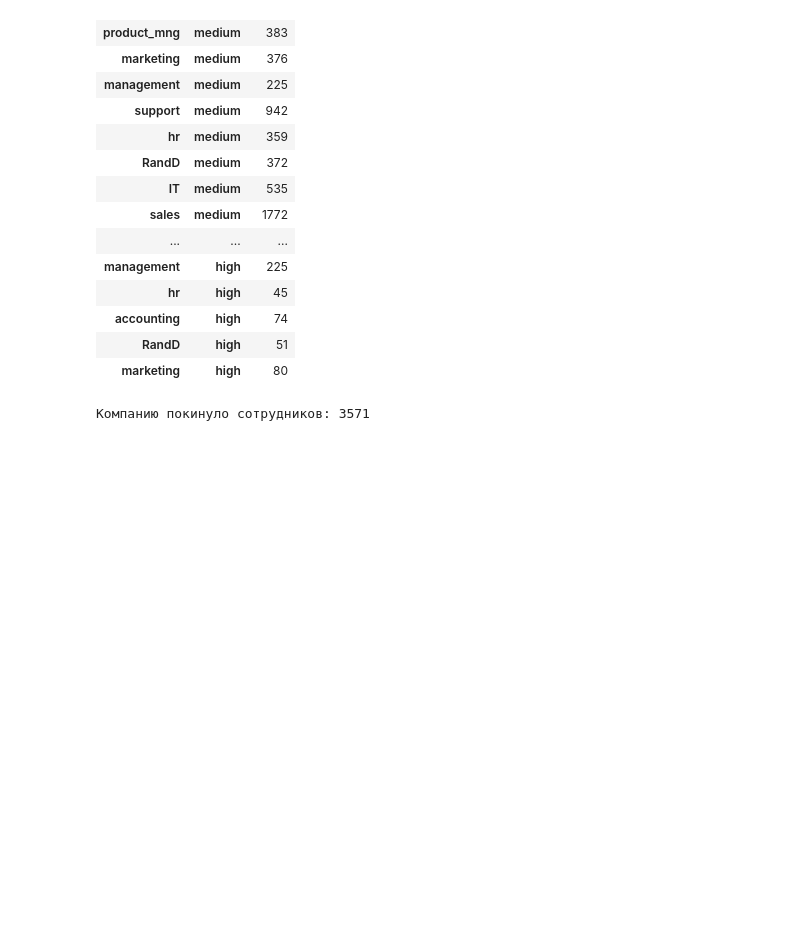
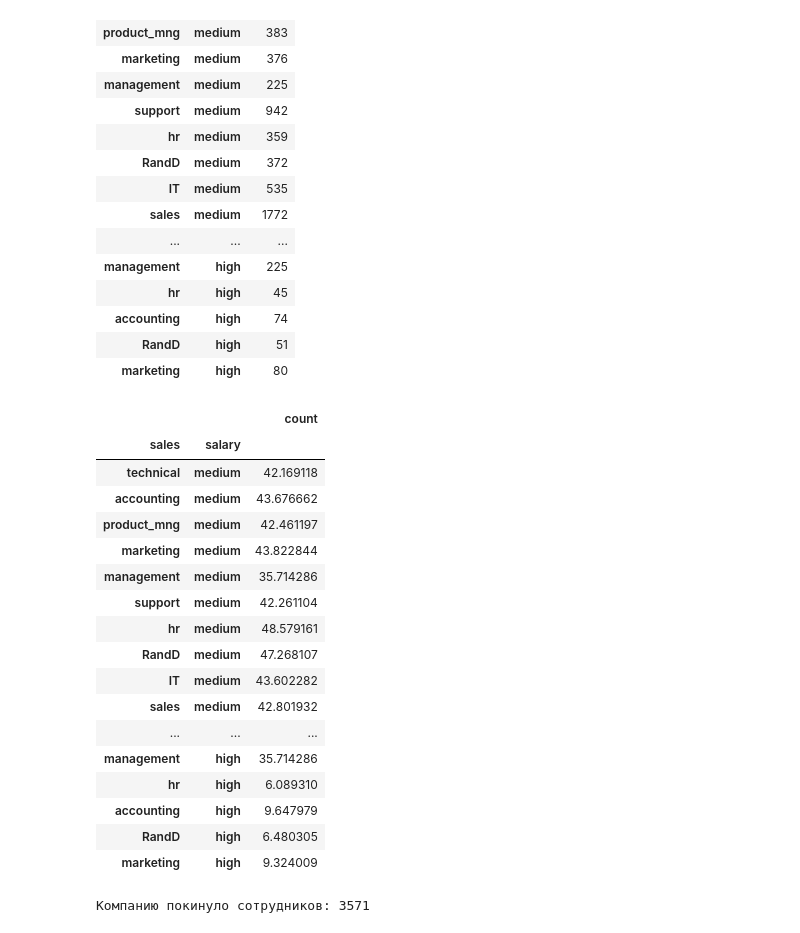
Before and after one commit to iamdenizzz/pyda-10, a Jupyter notebook: Diplom/Diplom.ipynb, the cells around one changed output. Drawn from its saved outputs; the diff is of its cells as text; code cells hidden in the pictures; blank space fills up the shorter version.

```diff
--- a/Diplom/Diplom.ipynb
+++ b/Diplom/Diplom.ipynb
@@ -82,19 +82,16 @@ result7
 | high | 1237 | 8.2 |
 # %%
 # 8. Показать распределение сотрудников по зарплатам совместно с департаментами.
-result8 = data.groupby(['sales','salary']).agg(['count'])['satisfaction_level']\
-    .sort_values(['salary'], ascending=False)
-#result8['percent'] = round((result8['count'] / result8.sum()['count'])*100, 1)
-# merge с result6, чтобы определить проценты по каждому отделу
-
 # увеличим дефолтный размер графиков
 from pylab import rcParams
 rcParams['figure.figsize'] = 15,7
-
 # импортируем нужные библиотеки
 import matplotlib.pyplot as plt
 import re
-result8.style.bar()
+
+# Сначала посчитаем распределение сотрудников по зарплатам в каждом отедел
+result8 = data.groupby(['sales','salary']).agg(['count'])['satisfaction_level'].sort_values(['salary'], ascending=False)
+result8
 # %% [output]
 |  |  | count |
 | sales | salary |  |
@@ -114,6 +111,32 @@ result8.style.bar()
 | accounting | high | 74 |
 | RandD | high | 51 |
 | marketing | high | 80 |
+# %%
+# А затем построим график, чтобы увидеть в процентром отношении какие отедлы какую зарплату получают
+graph8 = result8.div(result6, level='sales')*100
+graph8.style.bar()
+# Как можно увдить из гарфика ниже самую высокую зарплату получает отдел управления, бухгалтерия и маркетинг
+# Отделы с наибольшим кол-вом специалистов с низкой зарплатой - в отделе продаж, тех.отделе и поддержке, т.е. в самых
+# больших отделах
+# %% [output]
+|  |  | count |
+| sales | salary |  |
+| technical | medium | 42.169118 |
+| accounting | medium | 43.676662 |
+| product_mng | medium | 42.461197 |
+| marketing | medium | 43.822844 |
+| management | medium | 35.714286 |
+| support | medium | 42.261104 |
+| hr | medium | 48.579161 |
+| RandD | medium | 47.268107 |
+| IT | medium | 43.602282 |
+| sales | medium | 42.801932 |
+| ... | ... | ... |
+| management | high | 35.714286 |
+| hr | high | 6.089310 |
+| accounting | high | 9.647979 |
+| RandD | high | 6.480305 |
+| marketing | high | 9.324009 |
 # %%
 # 9. Сколько сотрудников покинули компанию.
 result9 = data[data['left']==1].agg(['count'])['satisfaction_level']
```
Also changed, not shown: parts of 1 cell of this notebook.
